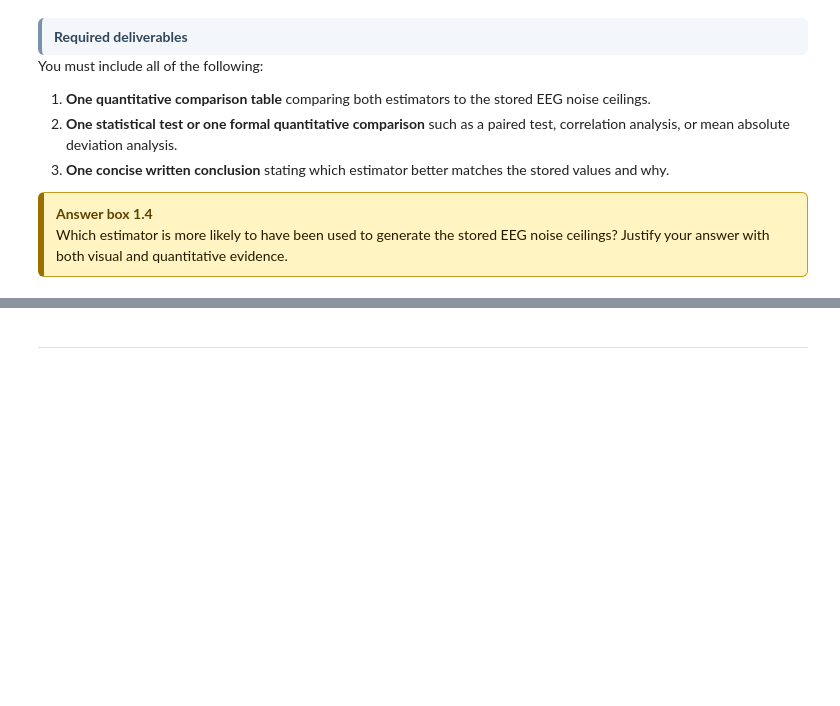
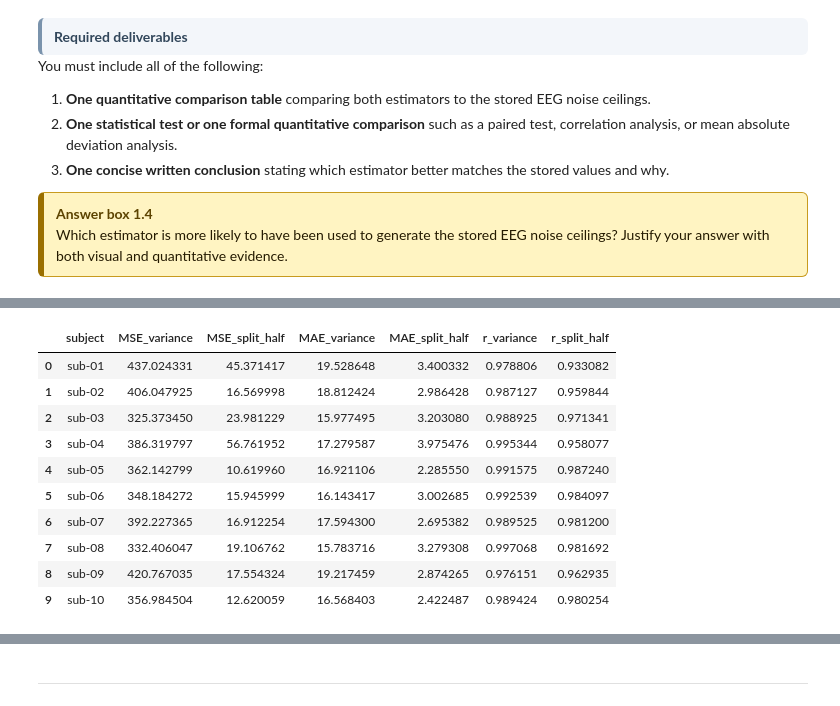
Before and after one commit to Shakikii/Brain-like_Project, a Jupyter notebook: nx414_project_2026.ipynb, the cells around one changed output, grey strips where cells are left out. Cells and saved outputs as stored; diff of their text form; code cells hidden in the pictures; blank space fills up the shorter version.

```diff
--- a/nx414_project_2026.ipynb
+++ b/nx414_project_2026.ipynb
@@ -1554,0 +1768,15 @@ You must include all of the following:
+# %%
+df_by_subject = df_comp.groupby("subject", as_index=False).mean(numeric_only=True)
+df_by_subject
+# %% [output]
+|  | subject | MSE_variance | MSE_split_half | MAE_variance | MAE_split_half | r_variance | r_split_half |
+| 0 | sub-01 | 437.024331 | 45.371417 | 19.528648 | 3.400332 | 0.978806 | 0.933082 |
+| 1 | sub-02 | 406.047925 | 16.569998 | 18.812424 | 2.986428 | 0.987127 | 0.959844 |
+| 2 | sub-03 | 325.373450 | 23.981229 | 15.977495 | 3.203080 | 0.988925 | 0.971341 |
+| 3 | sub-04 | 386.319797 | 56.761952 | 17.279587 | 3.975476 | 0.995344 | 0.958077 |
+| 4 | sub-05 | 362.142799 | 10.619960 | 16.921106 | 2.285550 | 0.991575 | 0.987240 |
+| 5 | sub-06 | 348.184272 | 15.945999 | 16.143417 | 3.002685 | 0.992539 | 0.984097 |
+| 6 | sub-07 | 392.227365 | 16.912254 | 17.594300 | 2.695382 | 0.989525 | 0.981200 |
+| 7 | sub-08 | 332.406047 | 19.106762 | 15.783716 | 3.279308 | 0.997068 | 0.981692 |
+| 8 | sub-09 | 420.767035 | 17.554324 | 19.217459 | 2.874265 | 0.976151 | 0.962935 |
+| 9 | sub-10 | 356.984504 | 12.620059 | 16.568403 | 2.422487 | 0.989424 | 0.980254 |
```
Also changed, not shown: parts of 6 cells of this notebook.
